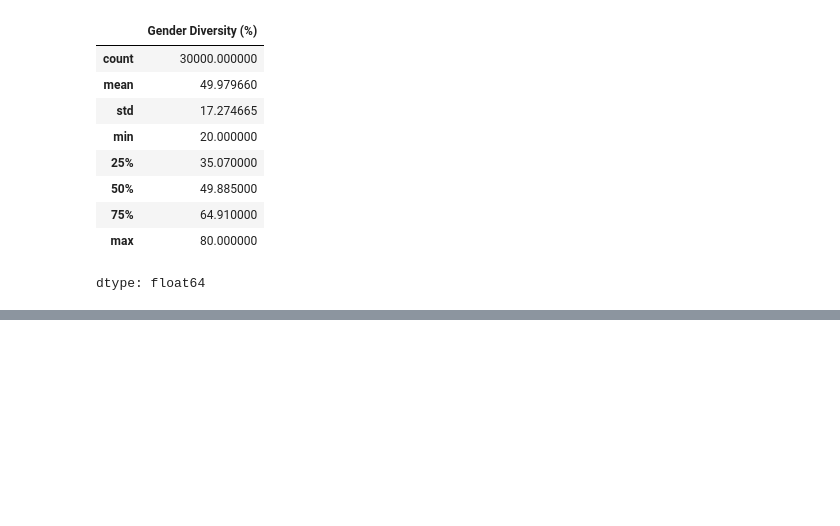
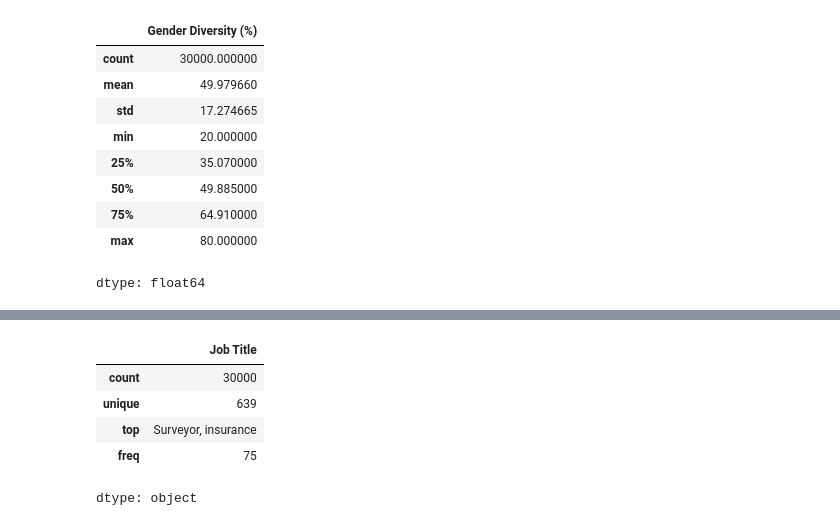
Before and after one commit to AJ0043/AI-Future-of-Jobs-Intelligence-Platform, a Jupyter notebook: AI_Adoption_&_Growth_Analysis.ipynb, the cells around one changed output, grey strips where cells are left out. Drawn from its saved outputs; the diff is of its cells as text; code cells hidden in the pictures; blank space fills up the shorter version.

```diff
--- a/AI_Adoption_&_Growth_Analysis.ipynb
+++ b/AI_Adoption_&_Growth_Analysis.ipynb
@@ -762,0 +857,9 @@ dtype: float64
+# %%
+ai_data[categorical]['Job Title'].describe()
+# %% [output]
+|  | Job Title |
+| count | 30000 |
+| unique | 639 |
+| top | Surveyor, insurance |
+| freq | 75 |
+dtype: object
```
Also changed, not shown: parts of 21 cells of this notebook.
